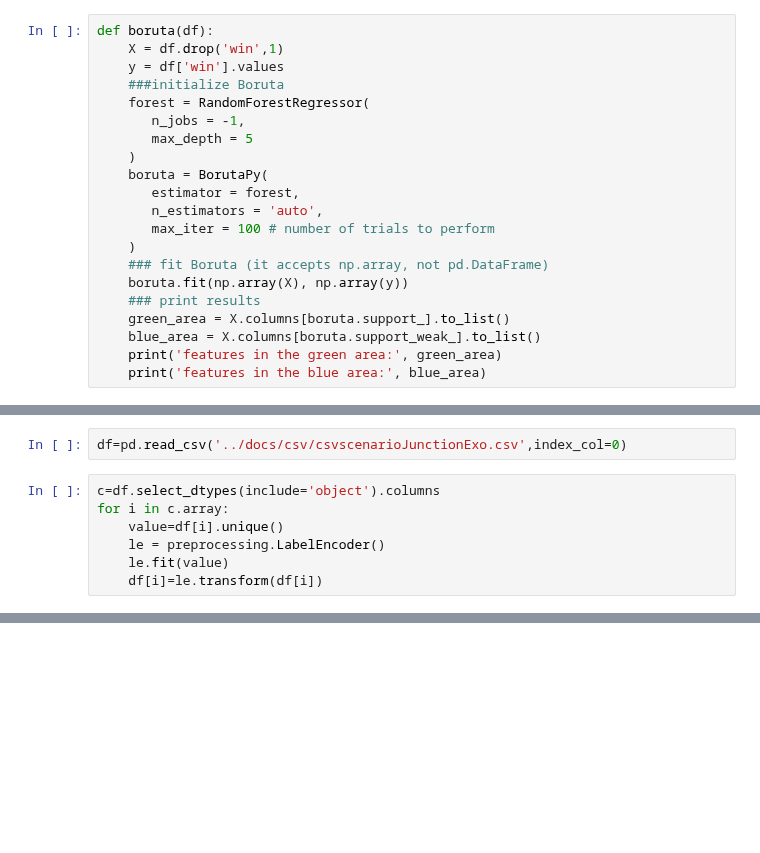
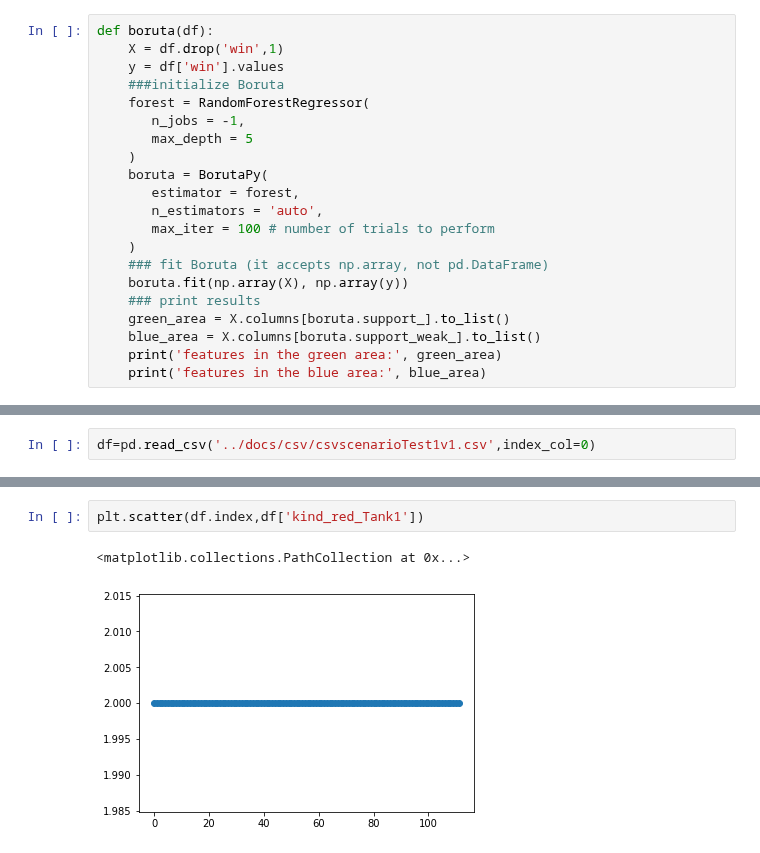
Before and after one commit to IDSIA/NewTechnoWar, a Jupyter notebook: code/Models.ipynb, the cells around one changed output, grey strips where cells are left out. Saved outputs shown, nothing was run; the diff lists cells and outputs as text; blank space fills up the shorter version.

```diff
--- a/code/Models.ipynb
+++ b/code/Models.ipynb
@@ -72,9 +123,2 @@ def boruta(df):
 # %%
-df=pd.read_csv('../docs/csv/csvscenarioJunctionExo.csv',index_col=0)
+df=pd.read_csv('../docs/csv/csvscenarioTest1v1.csv',index_col=0)
-# %%
-c=df.select_dtypes(include='object').columns
-for i in c.array:
-    value=df[i].unique()
-    le = preprocessing.LabelEncoder()
-    le.fit(value)
-    df[i]=le.transform(df[i])
@@ -81,2 +230,7 @@ for i in c.array:
+# %%
+plt.scatter(df.index,df['kind_red_Tank1'])
+# %% [output]
+<matplotlib.collections.PathCollection at 0x...>
+[figure, added]
 # %%
 random_forest(df)
```
Also changed, not shown: parts of 27 cells of this notebook, 1 other file.
